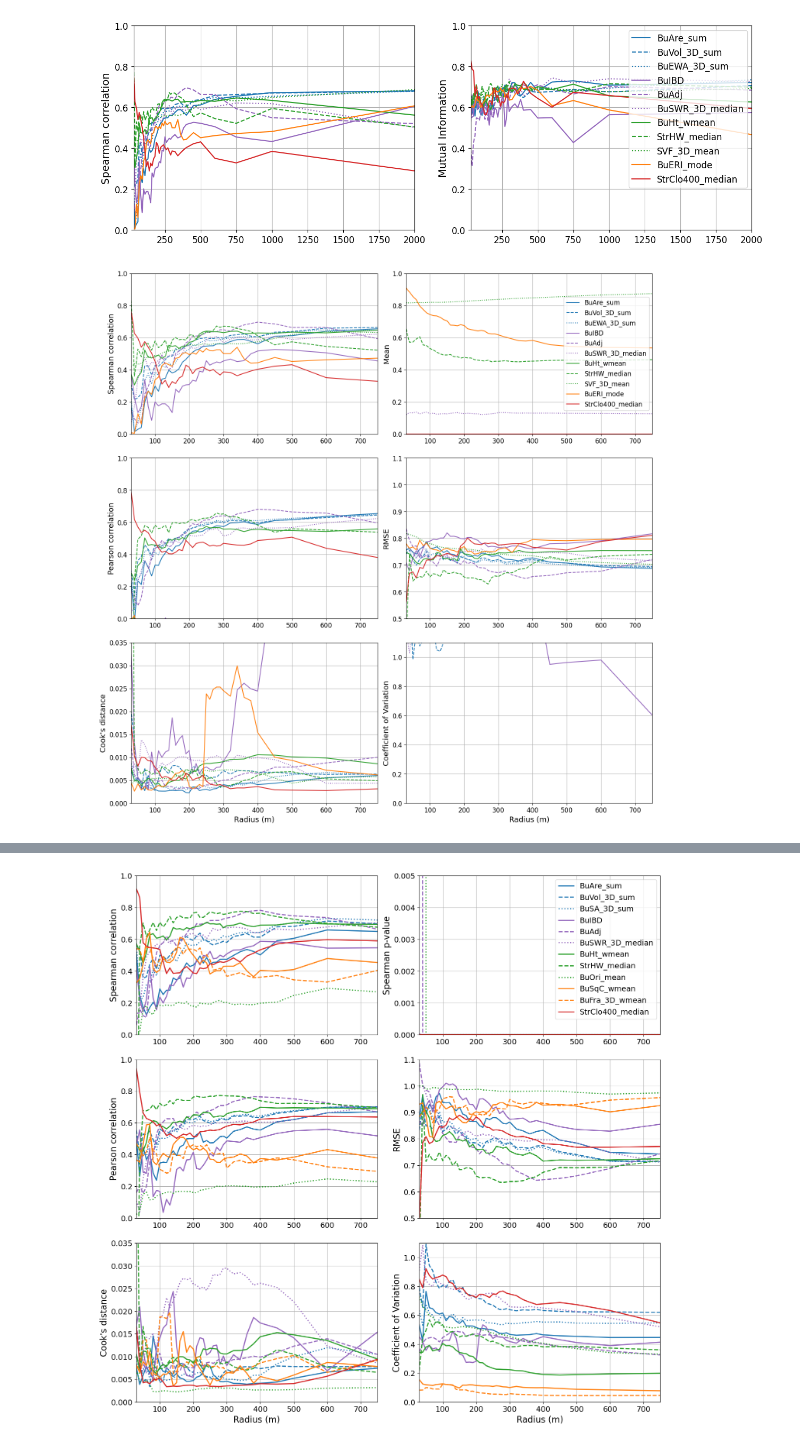
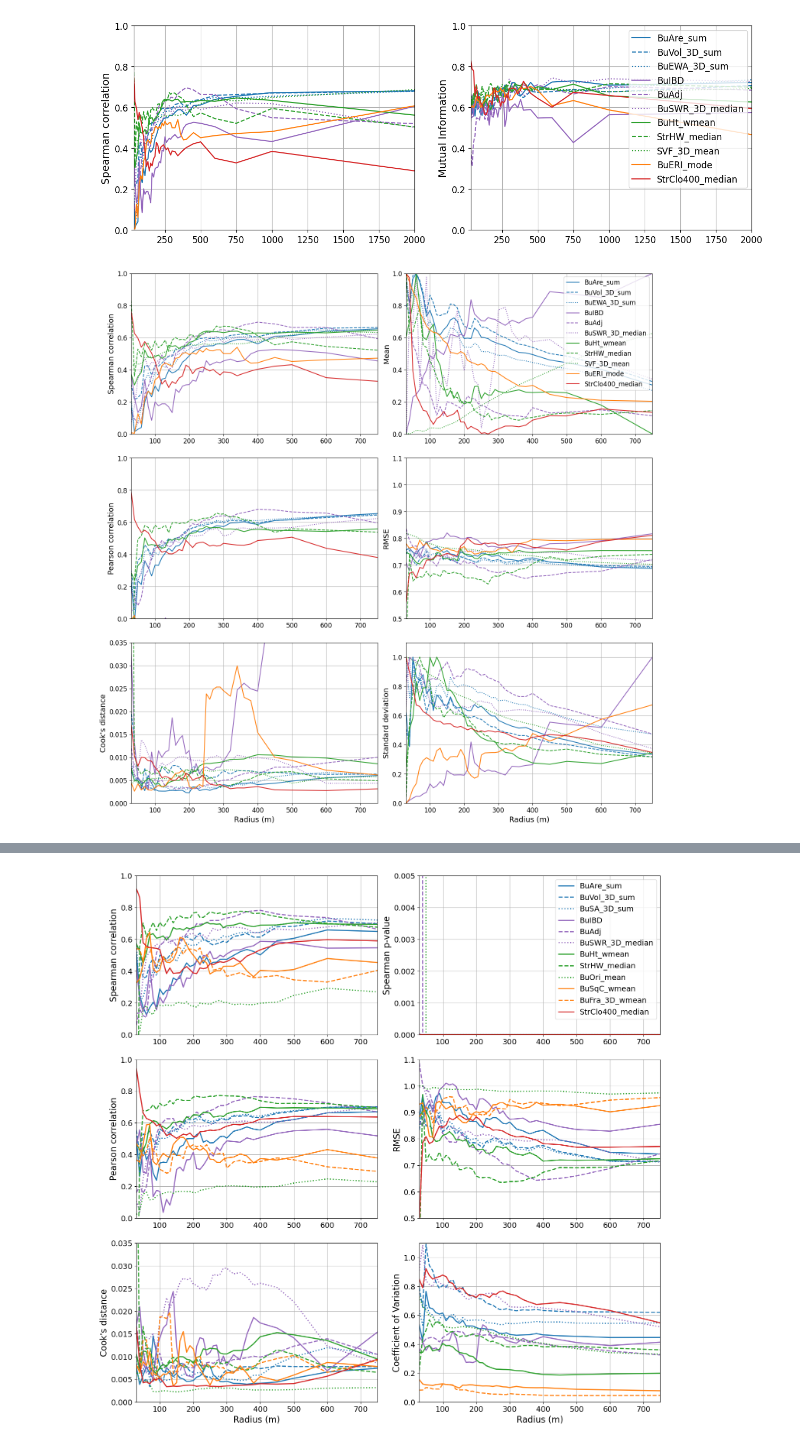
Before and after one commit to lisawink/freiburg, a Jupyter notebook: notebooks/visualisations/fig9_AWS.ipynb, the cells around one changed output, grey strips where cells are left out. Cells and saved outputs as stored; diff of their text form; code cells hidden in the pictures.

```diff
--- a/notebooks/visualisations/fig9_AWS.ipynb
+++ b/notebooks/visualisations/fig9_AWS.ipynb
@@ -166,0 +191,28 @@ plt.savefig('/Users/lisawink/Documents/paper1/figures/fig9/aws_2_year.svg', dpi=
+# %%
+df = pd.read_csv('/Users/lisawink/Documents/paper1/data/processed_data/mbike/270623_stats_scales.csv', index_col=0)
+# %%
+df['BuAre_sum_mean'] = df['BuAre_sum_mean'] / df.index**2*np.pi
+df['BuAre_sum_std'] = df['BuAre_sum_std'] / df.index**2*np.pi
+df['BuEWA_3D_sum_mean'] = df['BuEWA_3D_sum_mean'] / (df.index**2*np.pi)
+df['BuEWA_3D_sum_std'] = df['BuEWA_3D_sum_std'] / (df.index**2*np.pi)
+df["BuVol_3D_sum_mean"] = df["BuVol_3D_sum_mean"] / (df.index**2*np.pi)
+df["BuVol_3D_sum_std"] = df["BuVol_3D_sum_std"] / (df.index**2*np.pi)
+# %%
+# standardise columns ending in _mean between 0 and 1
+def standardize_column(df, column_name):
+    min_val = df[column_name].min()
+    max_val = df[column_name].max()
+    df[column_name] = (df[column_name] - min_val) / (max_val - min_val)
+    return df
+
+for col in df.columns:
+    if col.endswith('_mean'):
+        df = standardize_column(df, col)
+    if col.endswith('_std'):
+        df = standardize_column(df, col)
+# %%
+# for every p value greater than  0.05, make spearman correlation value nan in each row of the df
+
+for i in params:
+    # If the p-value column is greater than 0.05, set the correlation column to NaN
+    df.loc[df[i + '_spearman_p_value'] > 0.05, i + '_spearman_corr'] = np.nan
@@ -248,34 +454,34 @@ axs[1, 0].tick_params(axis='both', which='major', labelsize=12)
 axs[1, 0].grid()
 
 for param in params:
     axs[1, 1].plot(rmse_stats[param], label=param, linestyle=linestyle_mapping[param], color=color_mapping[param])
 axs[1, 1].set_ylabel('RMSE', fontsize=14)
 axs[1, 1].grid()
 axs[1, 1].set_ylim(0.5, 1.1)
 axs[1, 1].set_xlim(30, 750)
 #axs[1, 1].set_xticklabels([])
 axs[1, 1].tick_params(axis='both', which='major', labelsize=12)
 
 for param in params:
     axs[2, 0].plot(cooks_stats[param], label=param, linestyle=linestyle_mapping[param], color=color_mapping[param])
 axs[2, 0].set_ylabel("Cook's distance", fontsize=14)
 axs[2, 0].set_ylim(0, 0.035)
 axs[2, 0].set_xlim(30, 750)
 axs[2, 0].set_xlabel('Radius (m)', fontsize=14)
 axs[2, 0].tick_params(axis='both', which='major', labelsize=12)
 axs[2, 0].grid()
 
 for param in params:
-    axs[2, 1].plot(mean_stats[param]/std_stats[param], label=param, linestyle=linestyle_mapping[param], color=color_mapping[param])
-axs[2, 1].set_ylabel("Coefficient of Variation", fontsize=14)
+    axs[2, 1].plot(std_stats[param], label=param, linestyle=linestyle_mapping[param], color=color_mapping[param])
+axs[2, 1].set_ylabel("Standard deviation", fontsize=14)
 axs[2, 1].set_ylim(0, 1.1)
 axs[2, 1].set_xlim(30, 750)
 axs[2, 1].set_xlabel('Radius (m)', fontsize=14)
 axs[2, 1].tick_params(axis='both', which='major', labelsize=12)
 axs[2, 1].grid()
 
 plt.tight_layout(pad = 2, w_pad=1)
-plt.savefig('/Users/lisawink/Documents/paper1/figures/2_year_param_scale_plot_featured_list.png')
+plt.savefig('/Users/lisawink/Documents/paper1/figures/fig9/2_year_param_scale_plot_featured_list.png')
 plt.show()
 # %% [output]
-[figure, old version]
+[figure, new version]
```
Also changed, not shown: parts of 12 cells of this notebook, 22 other files.
